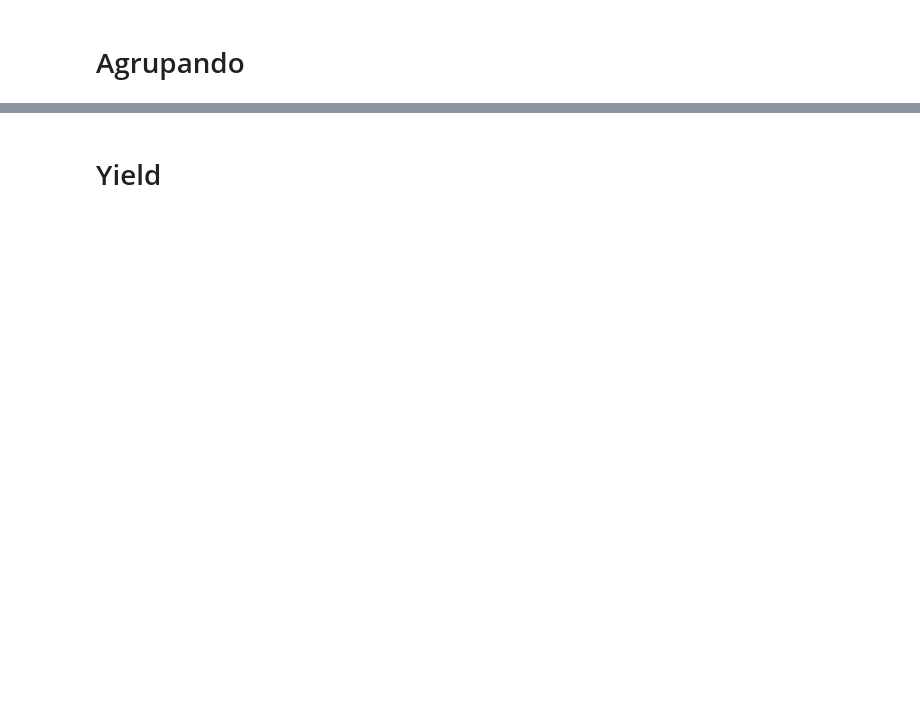
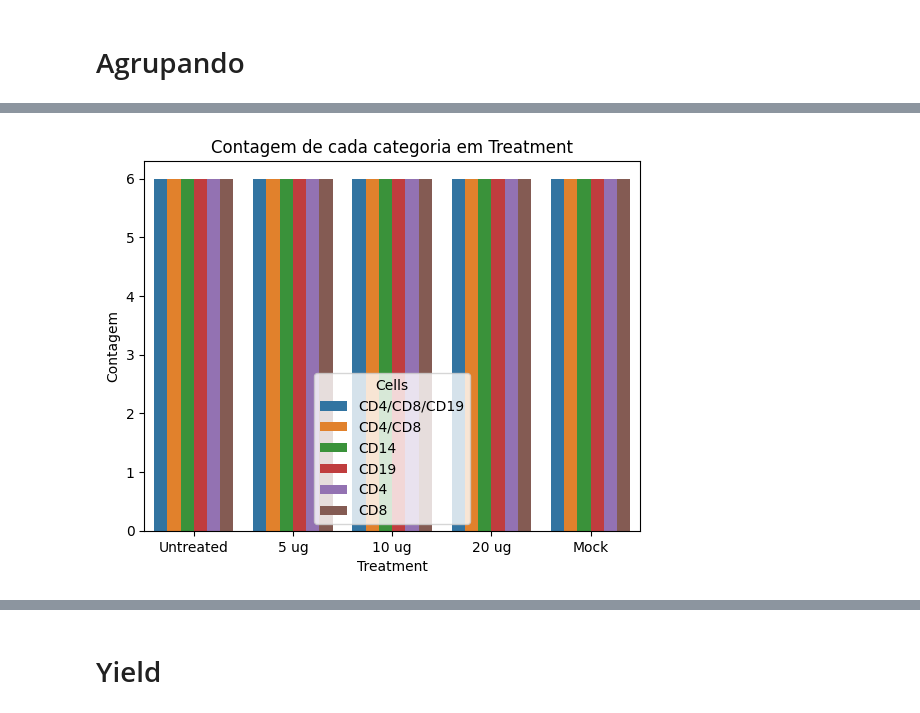
Before and after one commit to Laboratorio-de-Analise-de-Dados/disciplina_python_basico, a Jupyter notebook: dev/script/aulas/práticas/06-Pandas.ipynb, the cells around one changed output, grey strips where cells are left out. Saved outputs shown, nothing was run; the diff lists cells and outputs as text; code cells hidden in the pictures; blank space fills up the shorter version.

```diff
--- a/dev/script/aulas/práticas/06-Pandas.ipynb
+++ b/dev/script/aulas/práticas/06-Pandas.ipynb
@@ -209,0 +1153,9 @@ True
+# %%
+# Plotando a contagem de cada categoria da última coluna do DataFrame utilizando o seaborn e colorindo os pontos de acordo com a penúltima coluna
+sns.countplot(x=df_variaveis.columns[-1], data=df_variaveis, hue=df_variaveis.columns[-2])
+plt.title(f'Contagem de cada categoria em {df_variaveis.columns[-1]}')
+plt.xlabel(df_variaveis.columns[-1])
+plt.ylabel('Contagem')
+plt.show()
+# %% [output]
+[figure, added]
```
Also changed, not shown: parts of 135 cells of this notebook, 5 other files.
